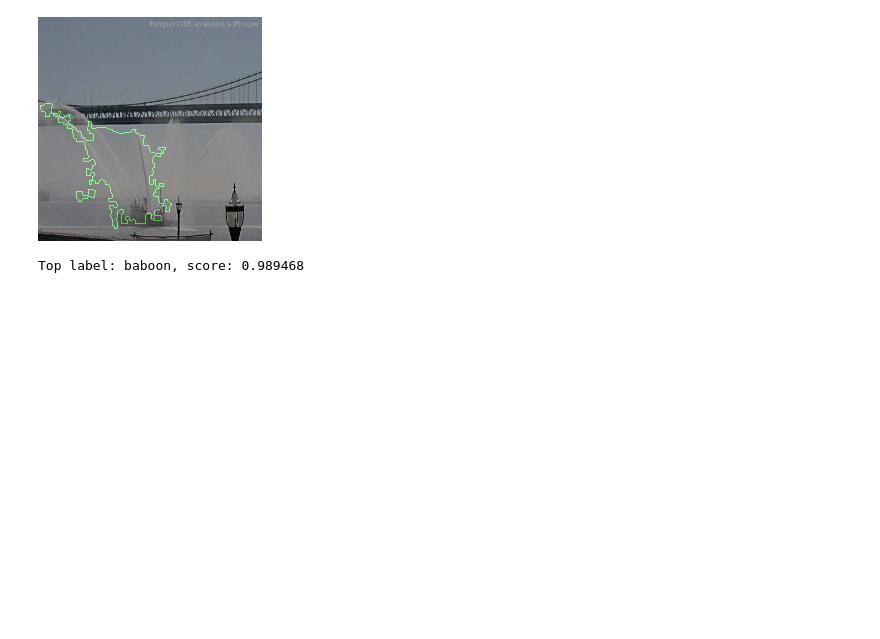
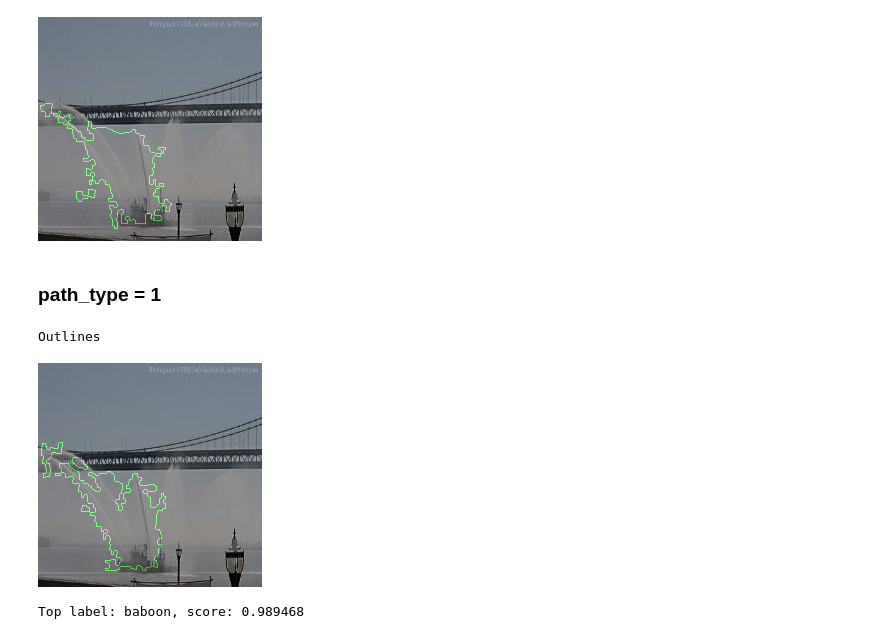
Before and after one commit to pinjutien/Integrated-Gradients, a Jupyter notebook: attributions_fixed.ipynb, the cells around one changed output. Drawn from its saved outputs; the diff is of its cells as text; code cells hidden in the pictures; blank space fills up the shorter version.

```diff
--- a/attributions_fixed.ipynb
+++ b/attributions_fixed.ipynb
@@ -249,6 +270,29 @@ pil_image(Visualize(
 # %% [output]
 Outlines
 [figure]
+# %% [markdown]
+### path_type = 1
+# %%
+# Outlines
+print('Outlines')
+
+# show_pil_image(pil_image(Visualize(
+#     attributions, img,
+#     clip_above_percentile=95,
+#     clip_below_percentile=58,
+#     morphological_cleanup=True,
+#     outlines=True,
+#     overlay=True)))
+pil_image(Visualize(
+    attributions_2, img,
+    clip_above_percentile=95,
+    clip_below_percentile=58,
+    morphological_cleanup=True,
+    outlines=True,
+    overlay=True))
+# %% [output]
+Outlines
+[figure, added]
 # %%
 from IPython.display import display
 # Show outlines for a few example images.
```
Also changed, not shown: parts of 2 cells of this notebook.
